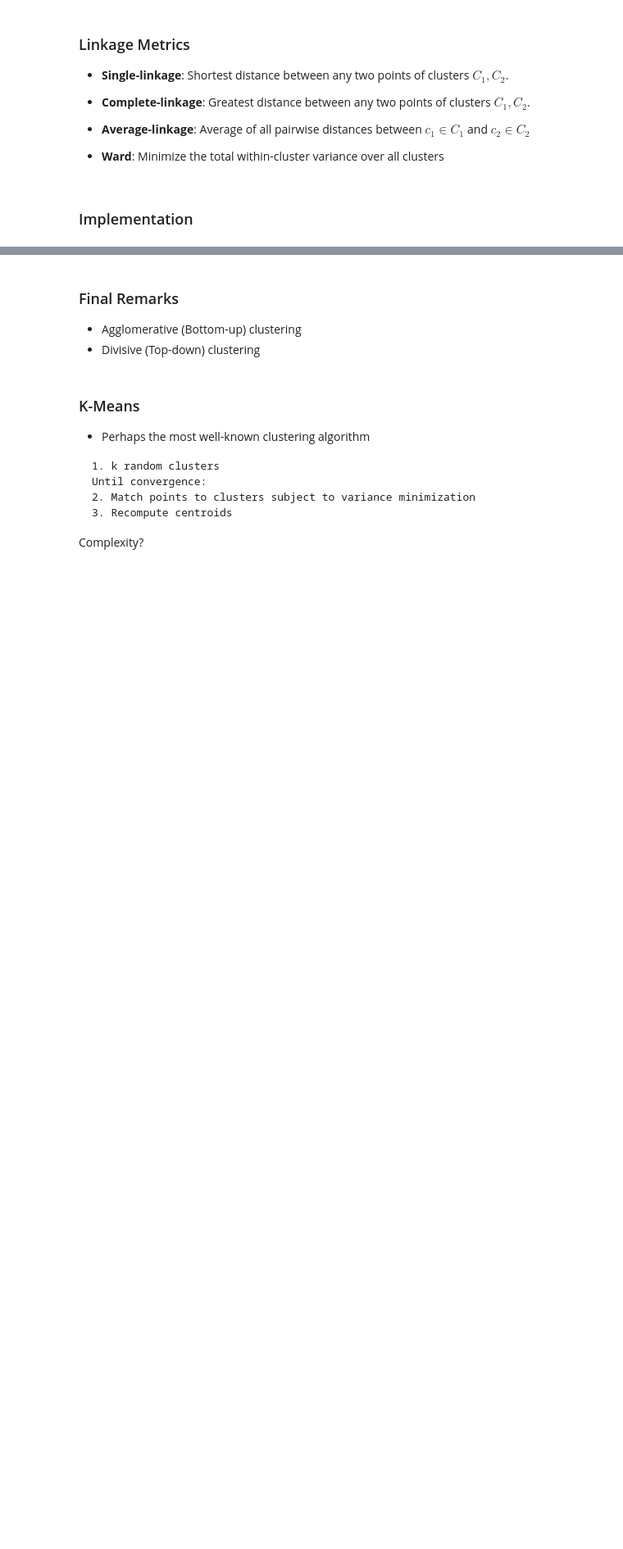
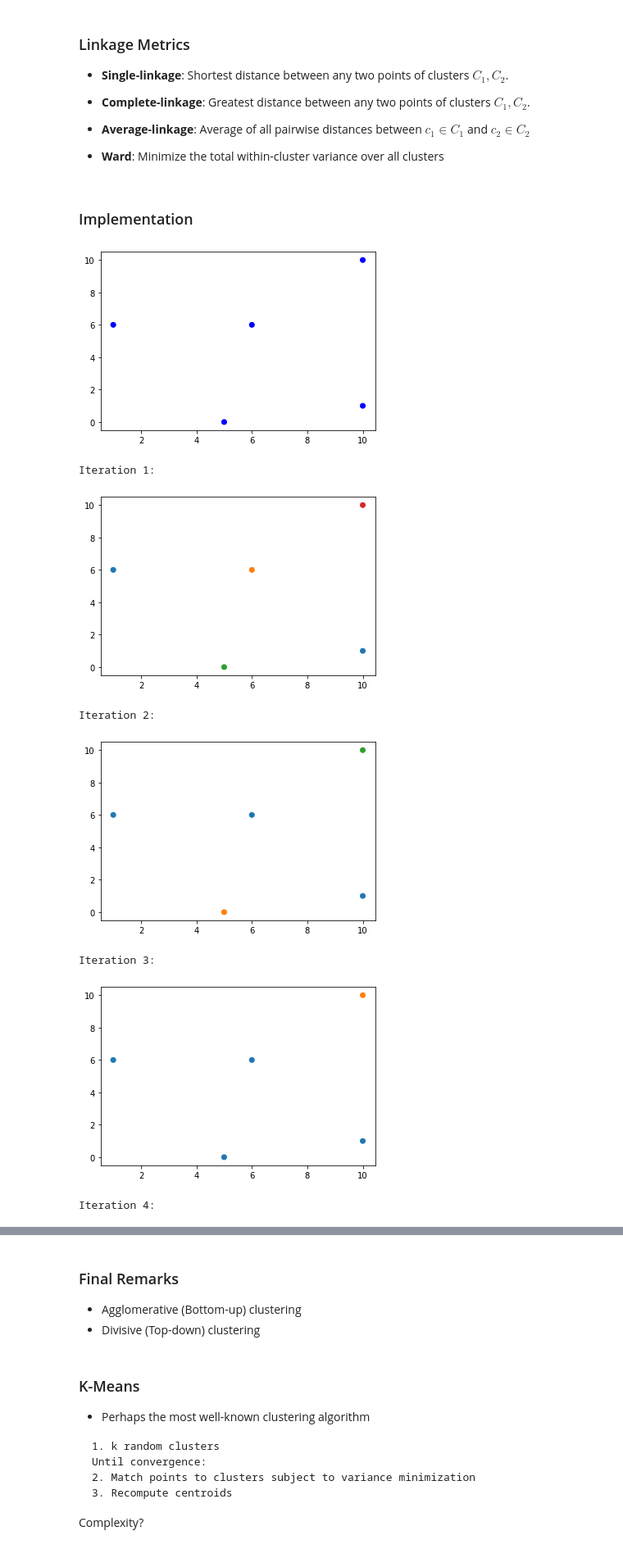
Before and after one commit to libklein/mfms-ss21, a Jupyter notebook: NetworkX/Algorithms.ipynb, the cells around one changed output, grey strips where cells are left out. Shown at 82% size. Drawn from its saved outputs; the diff is of its cells as text; code cells hidden in the pictures; blank space fills up the shorter version.

```diff
--- a/NetworkX/Algorithms.ipynb
+++ b/NetworkX/Algorithms.ipynb
@@ -114,30 +117,43 @@ def complete_linkage(c_1: Cluster, c_2: Cluster) -> float:
 # %%
 def agglomerative_clustering(data: Sequence[Point], get_distance: Callable[[Cluster, Cluster], float]) -> List[List[Cluster]]:
     clusters = [[point] for point in data]
     clusters_in_iteration = [clusters[:]]
     while len(clusters) > 1:
         # Find closest clusters
         # Initialize the search
         closest_clusters = clusters[0], clusters[1]
         dist = get_distance(*closest_clusters)
         # Calculate distance between all pairs of clusters
         for c_1, c_2 in product(clusters, clusters):
+            # Ensure that d(c_1, c_2) is not considered and
+            # abort early - we assume symmetric distances
             if c_1 is c_2:
                 break
             if (new_distance := get_distance(c_1, c_2)) > get_distance(c_1, c_2):
                 dist = new_distance
                 closest_clusters = (c_1, c_2)
 
         c_1, c_2 = closest_clusters
         # Merge them
         # First remove old cluster from the list
         clusters.remove(c_1)
         # And then append all of it's data points to the new cluster
         c_2.extend(c_1)
-        #plot(data, [], clusters=clusters)
+        print(f'Iteration {len(clusters_in_iteration)}:')
+        plot(data, [], clusters=clusters)
         # Keep track of clusters in each iteration
         clusters_in_iteration.append(clusters[:])
     return clusters_in_iteration
 
-data = [(random.randint(0, 10), random.randint(0, 10)) for _ in range(7)]
+data = [(random.randint(0, 10), random.randint(0, 10)) for _ in range(5)]
+plot(data, [])
 dendogram = agglomerative_clustering(data, single_linkage)
+# %% [output]
+[figure, added]
+Iteration 1:
+[figure, added]
+Iteration 2:
+[figure, added]
+Iteration 3:
+[figure, added]
+Iteration 4:
```
Also changed, not shown: parts of 34 cells of this notebook, 2 other files.
